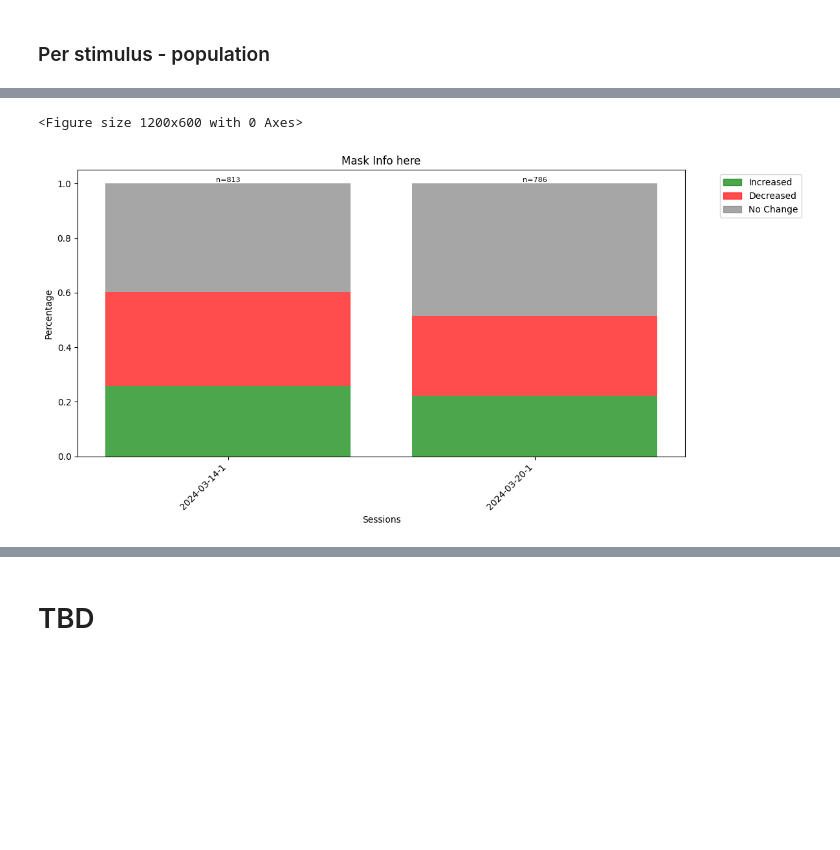
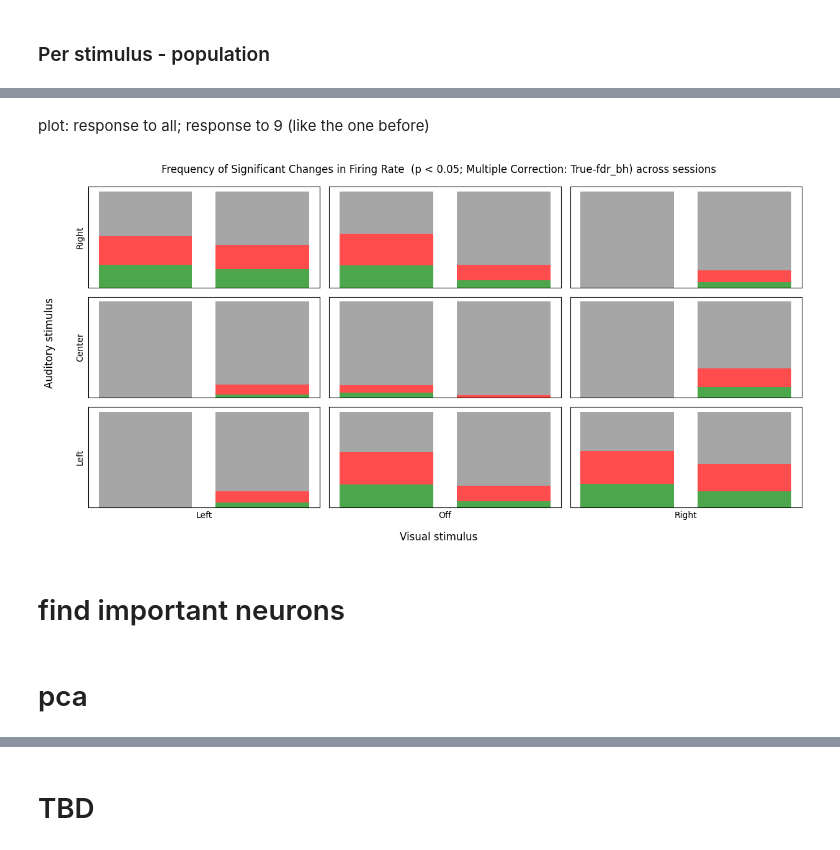
Before and after one commit to serkanshentyurk/rotation_cortex, a Jupyter notebook: v1.ipynb, the cells around one changed output, grey strips where cells are left out. Saved outputs shown, nothing was run; the diff lists cells and outputs as text; code cells hidden in the pictures; blank space fills up the shorter version.

```diff
--- a/v1.ipynb
+++ b/v1.ipynb
@@ -247,45 +135,27 @@ for mask_info in mask_info_list:
-# %%
-plt.figure(figsize=(12, 6))
-
-fig, axs = plt.subplots(len(mask_results), 1, figsize=(12, 6), sharex=True)
-colours = ['green', 'red','gray']
-
-
-for mask_no in range(len(mask_results)):
-    if len(mask_results) == 1:
-        ax = axs
-    else:
-        ax = axs[mask_no]
-    ax.bar(data.session_dates, mask_results[mask_no]['freq_up_regulated'], label='Increased Activity', color = colours[0], alpha = 0.7)
-    # plt.bar(data.session_dates, mask_results[mask_no]['freq_up_regulated'], label='Increased Activity', color = colours[0], alpha = 0.7)
-    ax.bar(data.session_dates, mask_results[mask_no]['freq_down_regulated'], label='Decreased Activity', bottom=mask_results[mask_no]['freq_up_regulated'], color = colours[1], alpha = 0.7)
-    ax.bar(data.session_dates, mask_results[mask_no]['freq_no_change'], label = 'No Change', bottom=np.array(mask_results[mask_no]['freq_up_regulated'])+np.array(mask_results[mask_no]['freq_down_regulated']), color = colours[2], alpha = 0.7)
-    # ax.text()
-    for i in range(len(mask_results[0]['n_total'])):
-        ax.text(
-                i,  # X-coordinate
-                1,  # Y-coordinate, slightly above the top of the bar
-                f"n={mask_results[mask_no]['n_total'][i]}",  # Text to display
-                ha='center', va='bottom', fontsize=8  # Alignment and font size
-            )
-
-    # Labels and customization
-    ax.set_xlabel('Sessions')
-    ax.set_ylabel('Percentage')
-    ax.set_title('Mask Info here')
-    ax.set_xticklabels(data.session_dates,rotation=45, ha='right')
-
-
-    # Simplified legend with manual patches
-    legend_patches = [
-        Patch(color='green', alpha=0.7, label='Increased'),
-        Patch(color='red', alpha=0.7, label='Decreased'),
-        Patch(color='gray', alpha=0.7, label='No Change'),
-    ]
-    ax.legend(handles=legend_patches, bbox_to_anchor=(1.05, 1), loc='upper left')
-plt.tight_layout()
-
-plt.show()
-# %% [output]
-<Figure size 1200x600 with 0 Axes>
-[figure, removed]
+# %% [markdown]
+plot: response to all; response to 9 (like the one before)
+# %%
+parametric_test = True
+one_sided = True
+multiple_correction = True
+mc_test= 'fdr_bh'
+mc_alpha = 0.05
+plot = True
+masks = [{'aud_loc': 'r', 'vis_loc': 'l'},
+		{'aud_loc': 'c', 'vis_loc': 'l'},
+		{'aud_loc': 'l', 'vis_loc': 'l'},
+		{'aud_loc': 'r', 'vis_loc': 'o'},
+		{'aud_loc': 'c', 'vis_loc': 'o'},
+		{'aud_loc': 'l', 'vis_loc': 'o'},
+		{'aud_loc': 'r', 'vis_loc': 'r'},
+		{'aud_loc': 'c', 'vis_loc': 'r'},
+		{'aud_loc': 'l', 'vis_loc': 'r'}]
+
+data.test_firing_rate_change_stimulus_sessions(parametric_test = parametric_test,
+											   one_sided = one_sided,
+											   multiple_correction = multiple_correction,
+											   mc_test = mc_test, mc_alpha = mc_alpha, masks = masks)
+# %% [output]
+[figure, added]
+# %% [markdown]
+# find important neurons
@@ -291,0 +164,2 @@ plt.show()
+# %% [markdown]
+# pca
```
Also changed, not shown: parts of 18 cells of this notebook, 2 other files.
